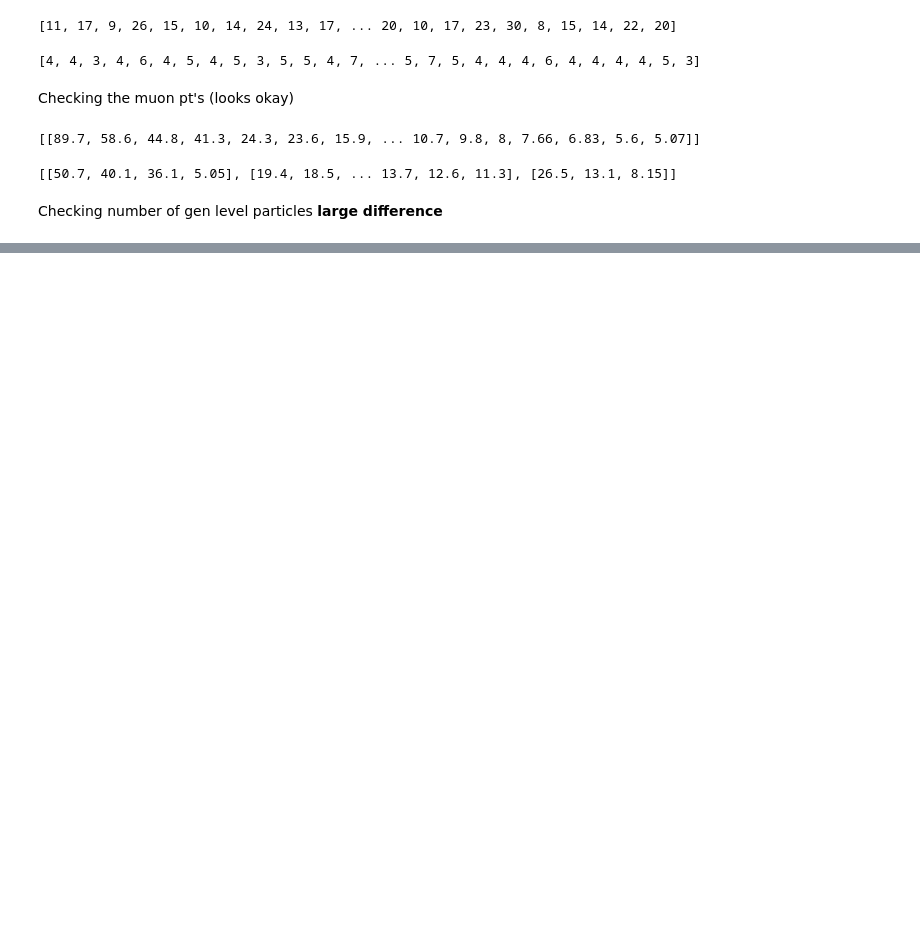
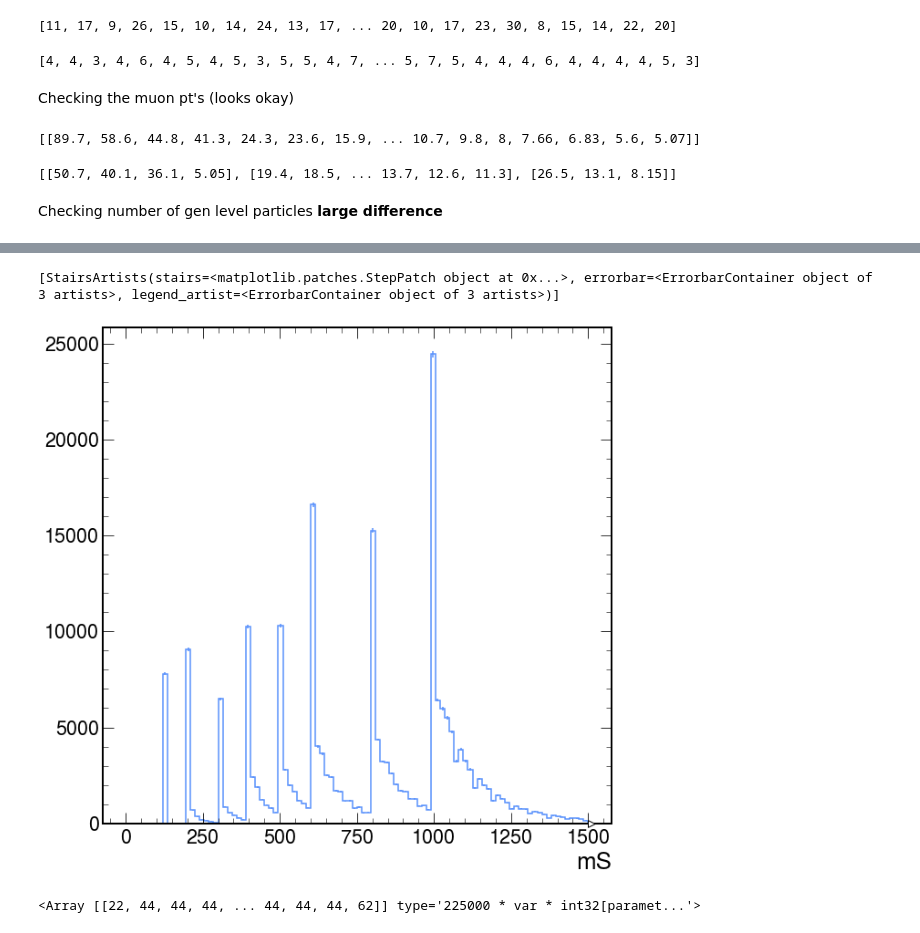
Before and after one commit to chrispap95/SUEPCoffea_dask, a Jupyter notebook: plotting/notebooks/Check_2016.ipynb, the cells around one changed output, grey strips where cells are left out. Saved outputs shown, nothing was run; the diff lists cells and outputs as text; code cells hidden in the pictures; blank space fills up the shorter version.

```diff
--- a/plotting/notebooks/Check_2016.ipynb
+++ b/plotting/notebooks/Check_2016.ipynb
@@ -70,3 +95,36 @@ print(len(events_2016))
+# %%
+events_2016APV = events_2016APV[
+    ak.firsts(
+        events_2016APV.GenPart[
+            (events_2016APV.GenPart.pdgId == 25) & (events_2016APV.GenPart.status == 62)
+        ]
+    ).mass
+    == 125
+]
+events_2016 = events_2016[
+    ak.firsts(
+        events_2016.GenPart[
+            (events_2016.GenPart.pdgId == 25) & (events_2016.GenPart.status == 62)
+        ]
+    ).mass
+    == 125
+]
+events_2017 = events_2017[
+    ak.firsts(
+        events_2017.GenPart[
+            (events_2017.GenPart.pdgId == 25) & (events_2017.GenPart.status == 62)
+        ]
+    ).mass
+    == 125
+]
+events_2018 = events_2018[
+    ak.firsts(
+        events_2018.GenPart[
+            (events_2018.GenPart.pdgId == 25) & (events_2018.GenPart.status == 62)
+        ]
+    ).mass
+    == 125
+]
 # %% [markdown]
 Passing the HLT_TripleMu_5_3_3 trigger **large difference in acceptance**
 # %%
@@ -112,0 +219,15 @@ print(ak.sum(events_2016.GenPart.pdgId == 999998, axis=-1))
+# %%
+hist.Hist.new.Regular(100, 0, 1500, name="mS").Double().fill(
+    ak.flatten(
+        events_2016APV.GenPart[
+            (events_2016APV.GenPart.pdgId == 25) & (events_2016APV.GenPart.status == 62)
+        ].mass
+    )
+).plot()
+# %% [output]
+[StairsArtists(stairs=<matplotlib.patches.StepPatch object at 0x...>, errorbar=<ErrorbarContainer object of 3 artists>, legend_artist=<ErrorbarContainer object of 3 artists>)]
+[figure, added]
+# %%
+events_2016APV.GenPart[events_2016APV.GenPart.pdgId == 25].status
+# %% [output]
+<Array [[22, 44, 44, 44, ... 44, 44, 44, 62]] type='225000 * var * int32[paramet...'>
```
Also changed, not shown: parts of 12 cells of this notebook, 56 other files.
